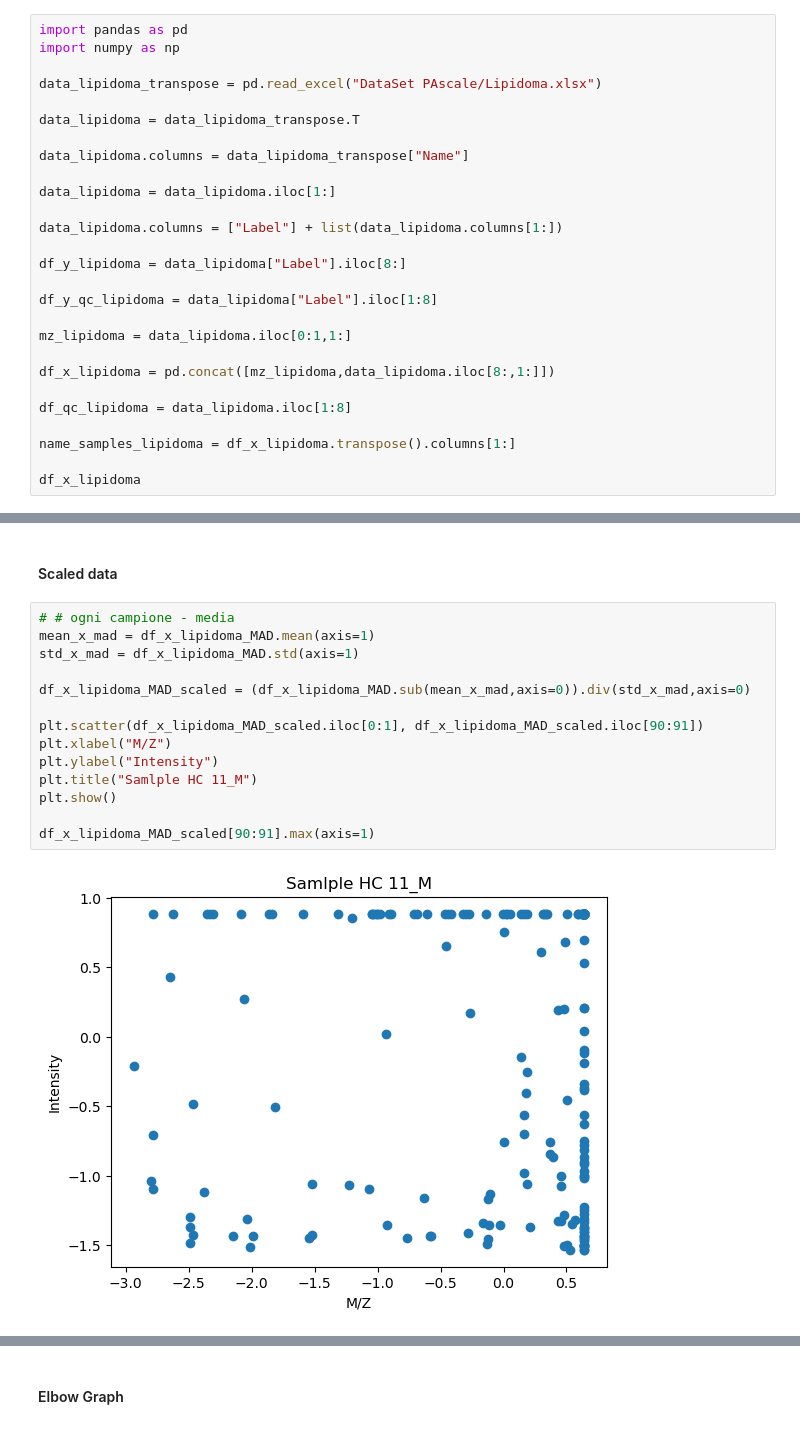
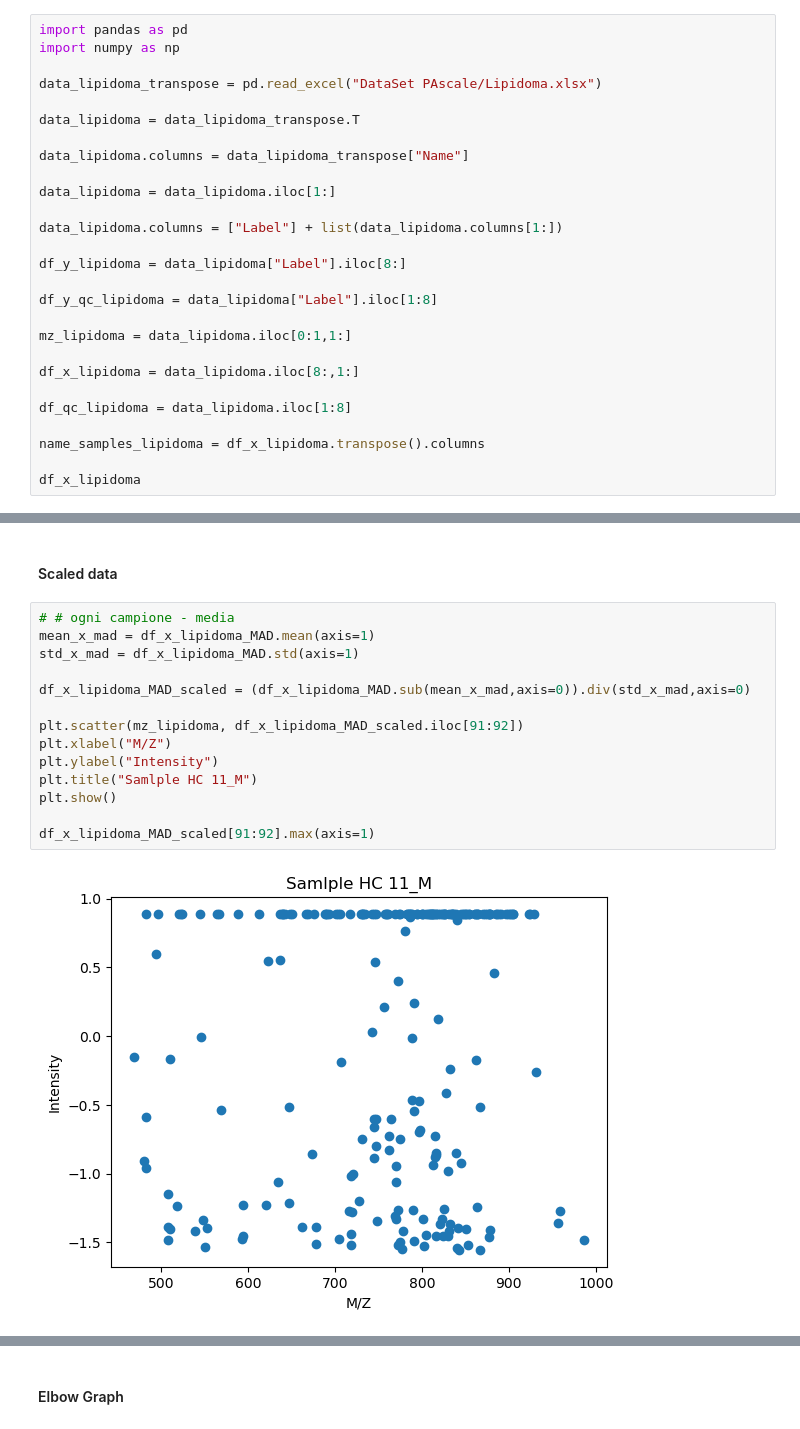
Before and after one commit to Bvs00/AI4ODA_projectwork, a Jupyter notebook: notebook_lipidoma.ipynb, the cells around one changed output, grey strips where cells are left out. Cells and saved outputs as stored; diff of their text form.

```diff
--- a/notebook_lipidoma.ipynb
+++ b/notebook_lipidoma.ipynb
@@ -35,11 +35,11 @@ df_y_qc_lipidoma = data_lipidoma["Label"].iloc[1:8]
 
 mz_lipidoma = data_lipidoma.iloc[0:1,1:]
 
-df_x_lipidoma = pd.concat([mz_lipidoma,data_lipidoma.iloc[8:,1:]])
+df_x_lipidoma = data_lipidoma.iloc[8:,1:]
 
 df_qc_lipidoma = data_lipidoma.iloc[1:8]
 
-name_samples_lipidoma = df_x_lipidoma.transpose().columns[1:]
+name_samples_lipidoma = df_x_lipidoma.transpose().columns
 
 df_x_lipidoma
 # %% [output]
@@ -321,16 +321,16 @@ dtype: object
 # %%
 # # ogni campione - media
 mean_x_mad = df_x_lipidoma_MAD.mean(axis=1)
 std_x_mad = df_x_lipidoma_MAD.std(axis=1)
 
 df_x_lipidoma_MAD_scaled = (df_x_lipidoma_MAD.sub(mean_x_mad,axis=0)).div(std_x_mad,axis=0)
 
-plt.scatter(df_x_lipidoma_MAD_scaled.iloc[0:1], df_x_lipidoma_MAD_scaled.iloc[90:91])
+plt.scatter(mz_lipidoma, df_x_lipidoma_MAD_scaled.iloc[91:92])
 plt.xlabel("M/Z")
 plt.ylabel("Intensity")
 plt.title("Samlple HC 11_M")
 plt.show()
 
-df_x_lipidoma_MAD_scaled[90:91].max(axis=1)
+df_x_lipidoma_MAD_scaled[91:92].max(axis=1)
 # %% [output]
-[figure, old version]
+[figure, new version]
```
Also changed, not shown: parts of 15 cells of this notebook, 1 other file.
